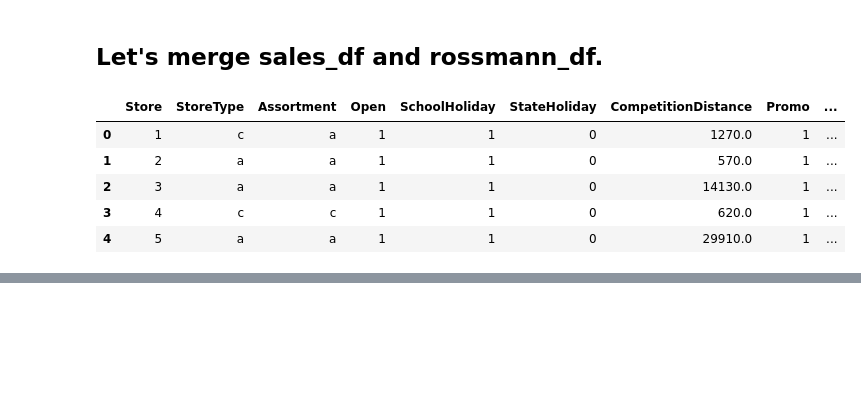
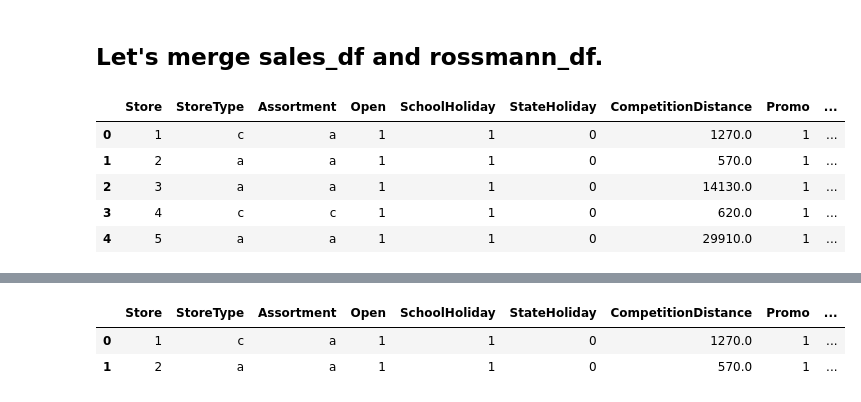
Before and after one commit to diptiranjan1998/Regression-Analysis-on-Retail-Sales-Prediction, a Jupyter notebook: Retail_sales_prediction.ipynb, the cells around one changed output, grey strips where cells are left out. Drawn from its saved outputs; the diff is of its cells as text; code cells hidden in the pictures; blank space fills up the shorter version.

```diff
--- a/Retail_sales_prediction.ipynb
+++ b/Retail_sales_prediction.ipynb
@@ -477,0 +488,6 @@ df.head()
+# %%
+df.head(2)
+# %% [output]
+|  | Store | StoreType | Assortment | Open | SchoolHoliday | StateHoliday | CompetitionDistance | Promo | ... |
+| 0 | 1 | c | a | 1 | 1 | 0 | 1270.0 | 1 | ... |
+| 1 | 2 | a | a | 1 | 1 | 0 | 570.0 | 1 | ... |
```
Also changed, not shown: parts of 3 cells of this notebook.
